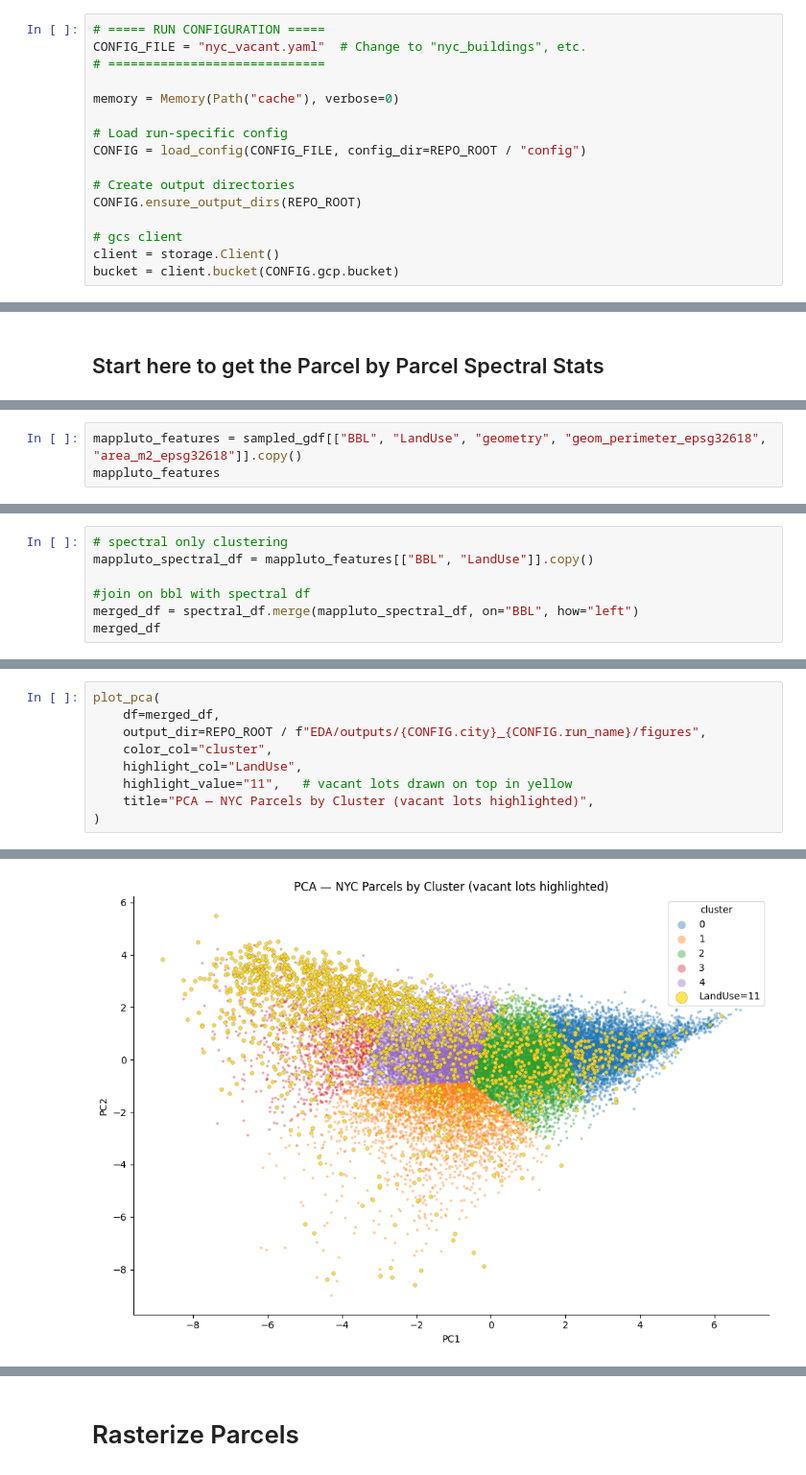
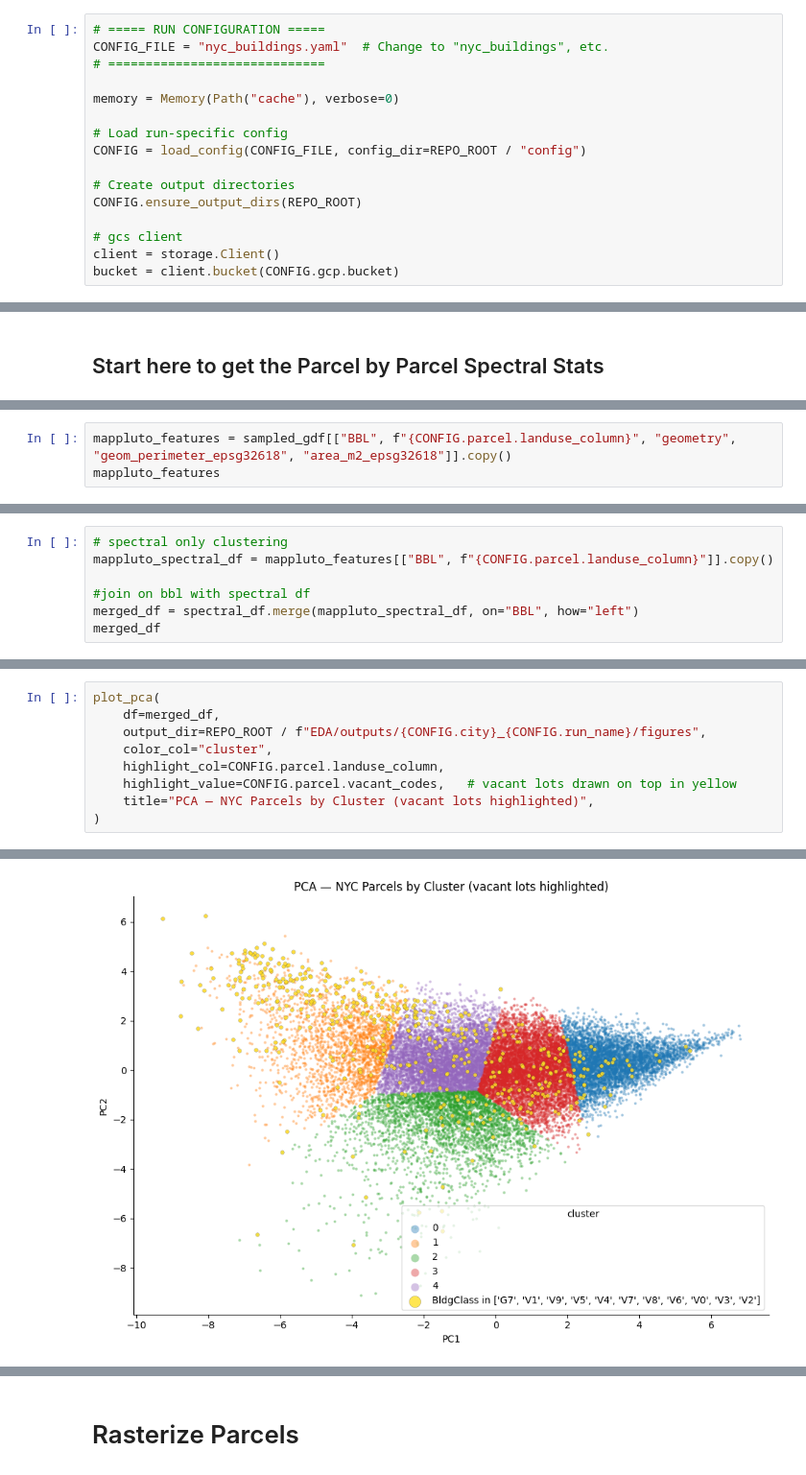
Before and after one commit to poltergeistjoya/Vacant_Lot_Detection, a Jupyter notebook: EDA/clean.ipynb, the cells around one changed output, grey strips where cells are left out. Shown at 96% size. Cells and saved outputs as stored; diff of their text form.

```diff
--- a/EDA/clean.ipynb
+++ b/EDA/clean.ipynb
@@ -35,7 +34,7 @@ from analysis import (
 from plotting import plot_pca, plot_cluster_composition, plot_feature_importance, plot_pca_loadings
 # %%
 # ===== RUN CONFIGURATION =====
-CONFIG_FILE = "nyc_vacant.yaml"  # Change to "nyc_buildings", etc.
+CONFIG_FILE = "nyc_buildings.yaml"  # Change to "nyc_buildings", etc.
 # =============================
 
 memory = Memory(Path("cache"), verbose=0)
@@ -188,5 +186,5 @@ spectral_df
 25000 rows × 35 columns
 # %%
-mappluto_features = sampled_gdf[["BBL", "LandUse", "geometry", "geom_perimeter_epsg32618", "area_m2_epsg32618"]].copy()
+mappluto_features = sampled_gdf[["BBL", f"{CONFIG.parcel.landuse_column}", "geometry", "geom_perimeter_epsg32618", "area_m2_epsg32618"]].copy()
 mappluto_features
 # %% [output]
@@ -206,6 +220,6 @@ mappluto_features
 # %%
 # spectral only clustering
-mappluto_spectral_df = mappluto_features[["BBL", "LandUse"]].copy()
+mappluto_spectral_df = mappluto_features[["BBL", f"{CONFIG.parcel.landuse_column}"]].copy()
 
 #join on bbl with spectral df
 merged_df = spectral_df.merge(mappluto_spectral_df, on="BBL", how="left")
@@ -269,8 +283,8 @@ plot_pca(
     df=merged_df,
     output_dir=REPO_ROOT / f"EDA/outputs/{CONFIG.city}_{CONFIG.run_name}/figures",
     color_col="cluster",
-    highlight_col="LandUse",
-    highlight_value="11",   # vacant lots drawn on top in yellow
+    highlight_col=CONFIG.parcel.landuse_column,
+    highlight_value=CONFIG.parcel.vacant_codes,   # vacant lots drawn on top in yellow
     title="PCA — NYC Parcels by Cluster (vacant lots highlighted)",
 )
 # %% [output]
@@ -278 +292 @@ plot_pca(
-[figure, old version]
+[figure, new version]
```
Also changed, not shown: parts of 17 cells of this notebook, 3 other files.
